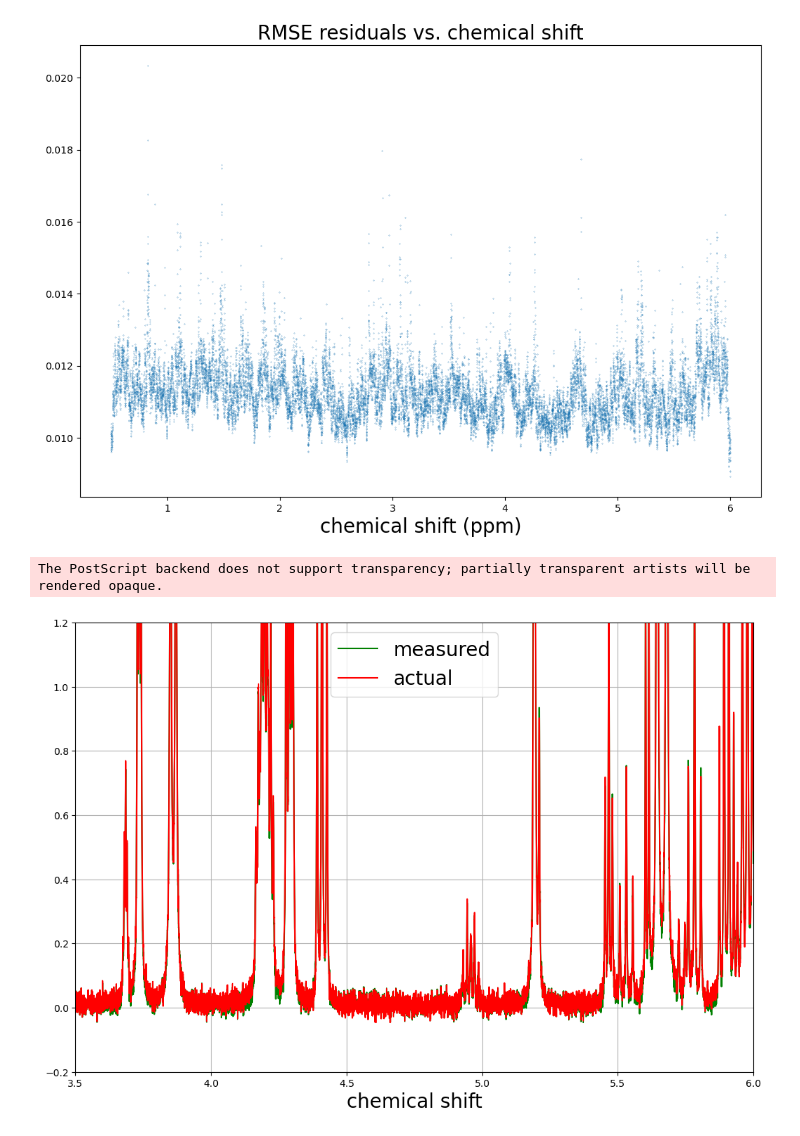
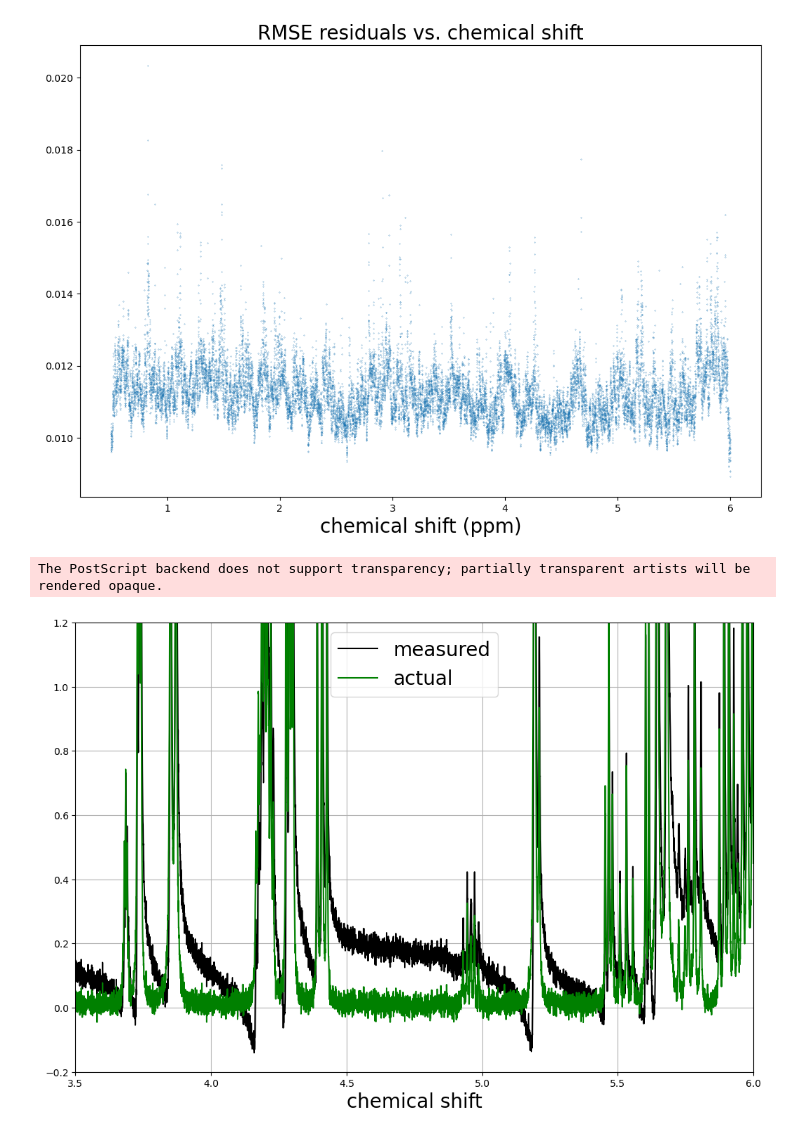
Before and after one commit to sejin8642/projnmr, a Jupyter notebook: scripts/prototyping.ipynb, the cells around one changed output. Saved outputs shown, nothing was run; the diff lists cells and outputs as text; code cells hidden in the pictures.

Commit message:
modified plots

```diff
--- a/scripts/prototyping.ipynb
+++ b/scripts/prototyping.ipynb
@@ -2028,35 +2028,35 @@ y_p = y_pred[ind]
 size = 20
 
 # figure size
 plt.figure(figsize=(figure_width_inches, figure_height_inches))
 
 # first plot
-plt.plot(shift[7*seg:12*seg], y_true[7*seg:12*seg], label='measured', color='green')
+plt.plot(shift[7*seg:12*seg], x_t[7*seg:12*seg], label='measured', color='black')
 
 # second plot
-plt.plot(shift[7*seg:12*seg], y_p[7*seg:12*seg], label='actual', color='red')
+plt.plot(shift[7*seg:12*seg], y_true[7*seg:12*seg], label='actual', color='green')
 
 # x, y-axis limit
 plt.ylim(-0.2, 1.2)
 plt.xlim(3.5, 6.0)
 
 # Set the labels and title
 plt.xlabel('chemical shift', fontsize=size)
 # plt.title('NMR spectrum both measured and actual', fontsize=size)
 plt.grid(True)
 
 # axes tick label size
 plt.tick_params(axis='x', labelsize=size/2)
 plt.tick_params(axis='y', labelsize=size/2)
 
 # Add a legend
 plt.legend(fontsize=size)
 
-plt.savefig("actual_predicted.png", dpi=dpi)  # Save the plot with the same DPI
-plt.savefig("actual_predicted.eps", dpi=dpi)  # Save the plot with the same DPI
+plt.savefig("measured_actual.png", dpi=dpi)  # Save the plot with the same DPI
+plt.savefig("measured_actual.eps", dpi=dpi)  # Save the plot with the same DPI
 
 # Show the plot
 plt.show()
 # %% [output]
 The PostScript backend does not support transparency; partially transparent artists will be rendered opaque.
-[figure, old version]
+[figure, new version]
```
Also changed, not shown: 5 other files.
